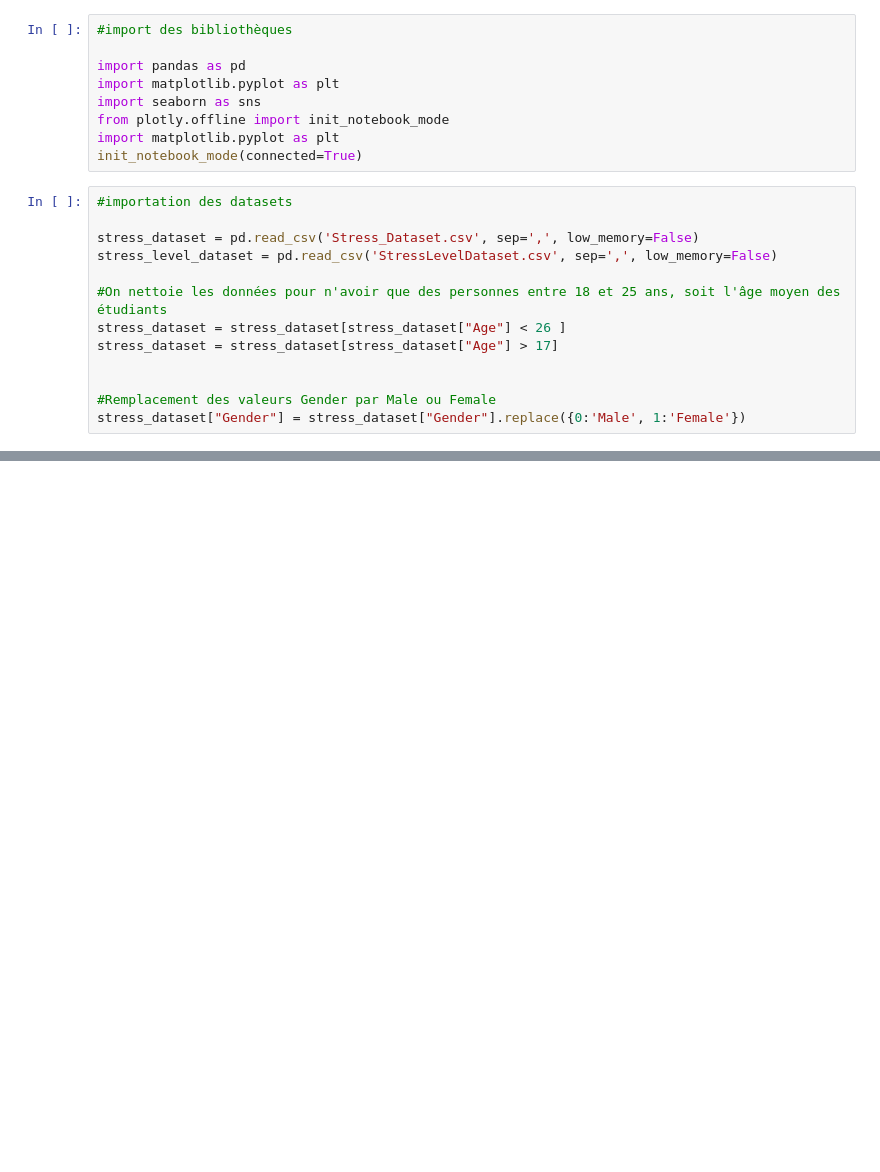
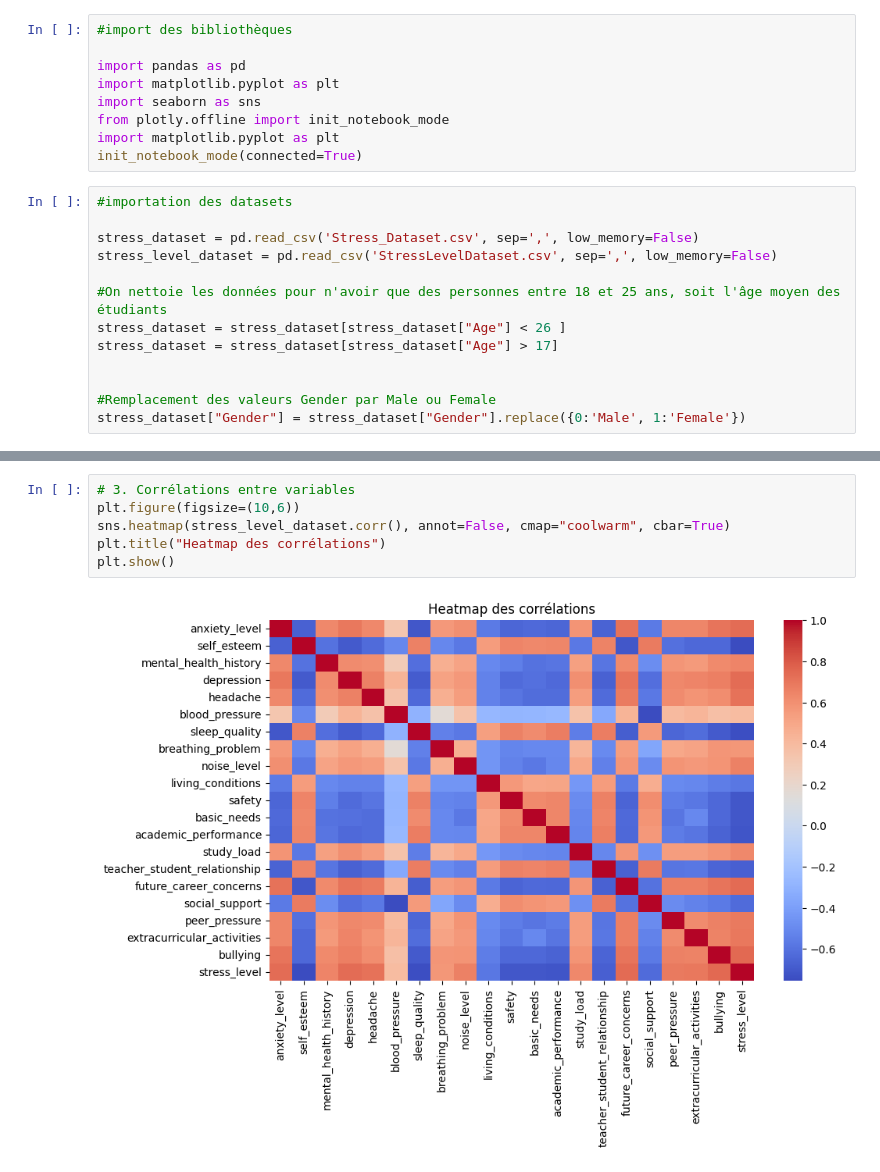
Before and after one commit to EthraDev/m1-rattrapages-blachon-thea, a Jupyter notebook: 02-python-pour-la-data/rendu_python_pour_data.ipynb, the cells around one changed output, grey strips where cells are left out. Cells and saved outputs as stored; diff of their text form; blank space fills up the shorter version.

```diff
--- a/02-python-pour-la-data/rendu_python_pour_data.ipynb
+++ b/02-python-pour-la-data/rendu_python_pour_data.ipynb
@@ -54,0 +110,8 @@ for type_stress, valeur in moyennes.items():
+# %%
+# 3. Corrélations entre variables
+plt.figure(figsize=(10,6))
+sns.heatmap(stress_level_dataset.corr(), annot=False, cmap="coolwarm", cbar=True)
+plt.title("Heatmap des corrélations")
+plt.show()
+# %% [output]
+[figure, added]
```
Also changed, not shown: parts of 4 cells of this notebook.
